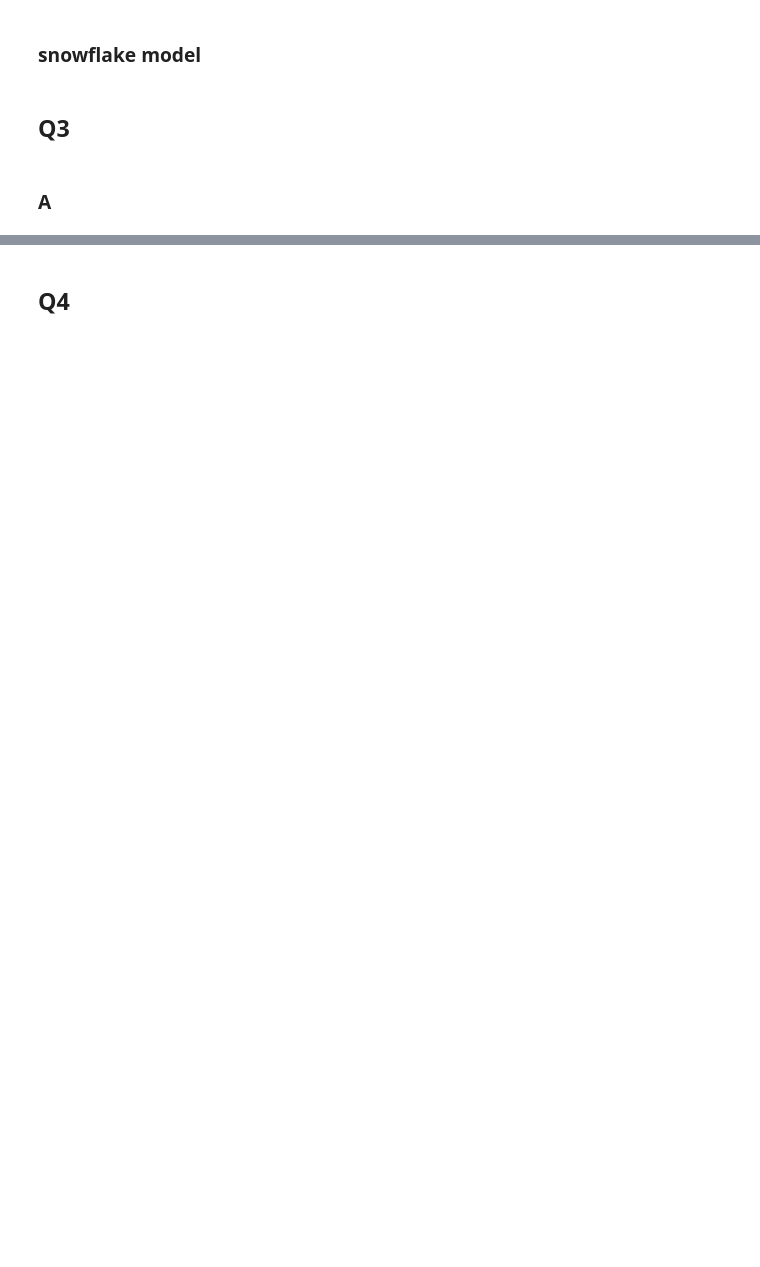
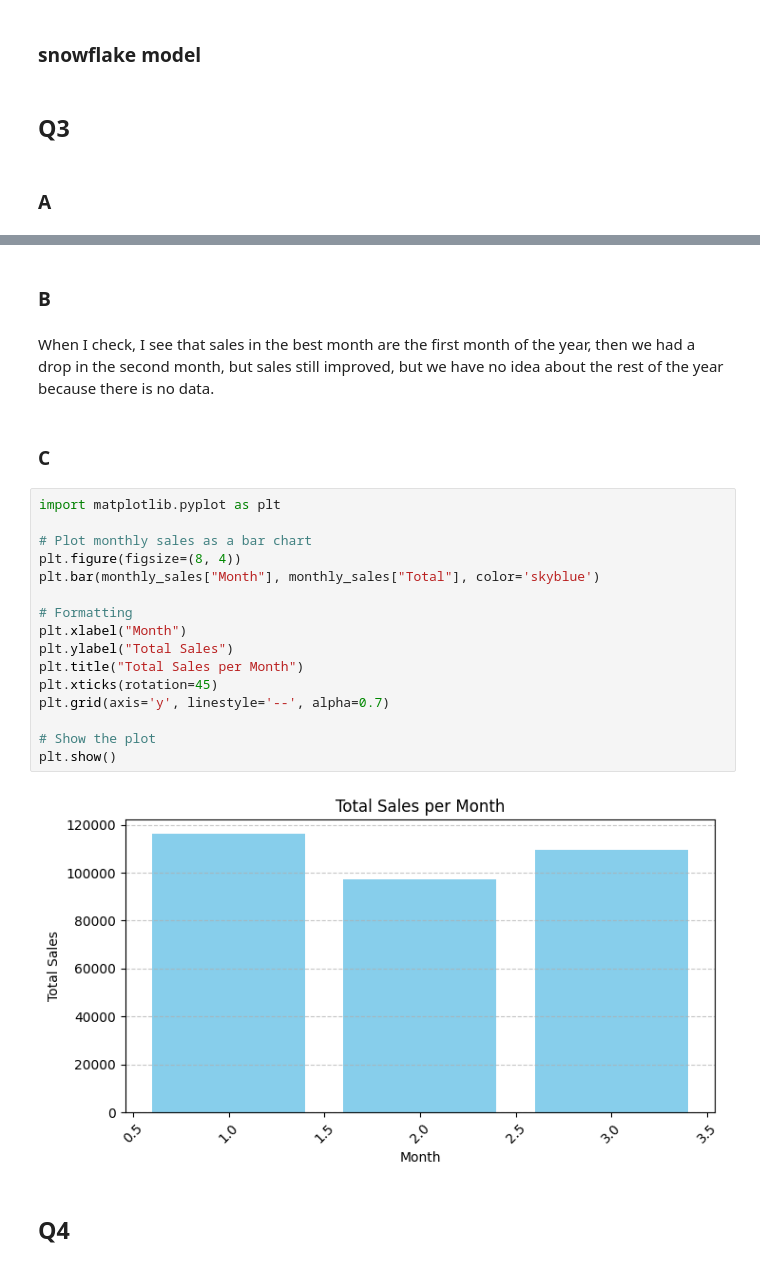
Before and after one commit to yoosefghaderi2001/DM_CA, a Jupyter notebook: CA2_8110103206_DM.ipynb, the cells around one changed output, grey strips where cells are left out. Cells and saved outputs as stored; diff of their text form; blank space fills up the shorter version.

```diff
--- a/CA2_8110103206_DM.ipynb
+++ b/CA2_8110103206_DM.ipynb
@@ -267,2 +419,26 @@ print(monthly_sales)
+# %% [markdown]
+### B
+# %% [markdown]
+When I check, I see that sales in the best month are the first month of the year, then we had a drop in the second month, but sales still improved, but we have no idea about the rest of the year because there is no data.
+# %% [markdown]
+### C
+# %%
+import matplotlib.pyplot as plt
+
+# Plot monthly sales as a bar chart
+plt.figure(figsize=(8, 4))
+plt.bar(monthly_sales["Month"], monthly_sales["Total"], color='skyblue')
+
+# Formatting
+plt.xlabel("Month")
+plt.ylabel("Total Sales")
+plt.title("Total Sales per Month")
+plt.xticks(rotation=45)
+plt.grid(axis='y', linestyle='--', alpha=0.7)
+
+# Show the plot
+plt.show()
+# %% [output]
+[figure, added]
 # %% [markdown]
 ## Q4
```
Also changed, not shown: parts of 66 cells of this notebook.
